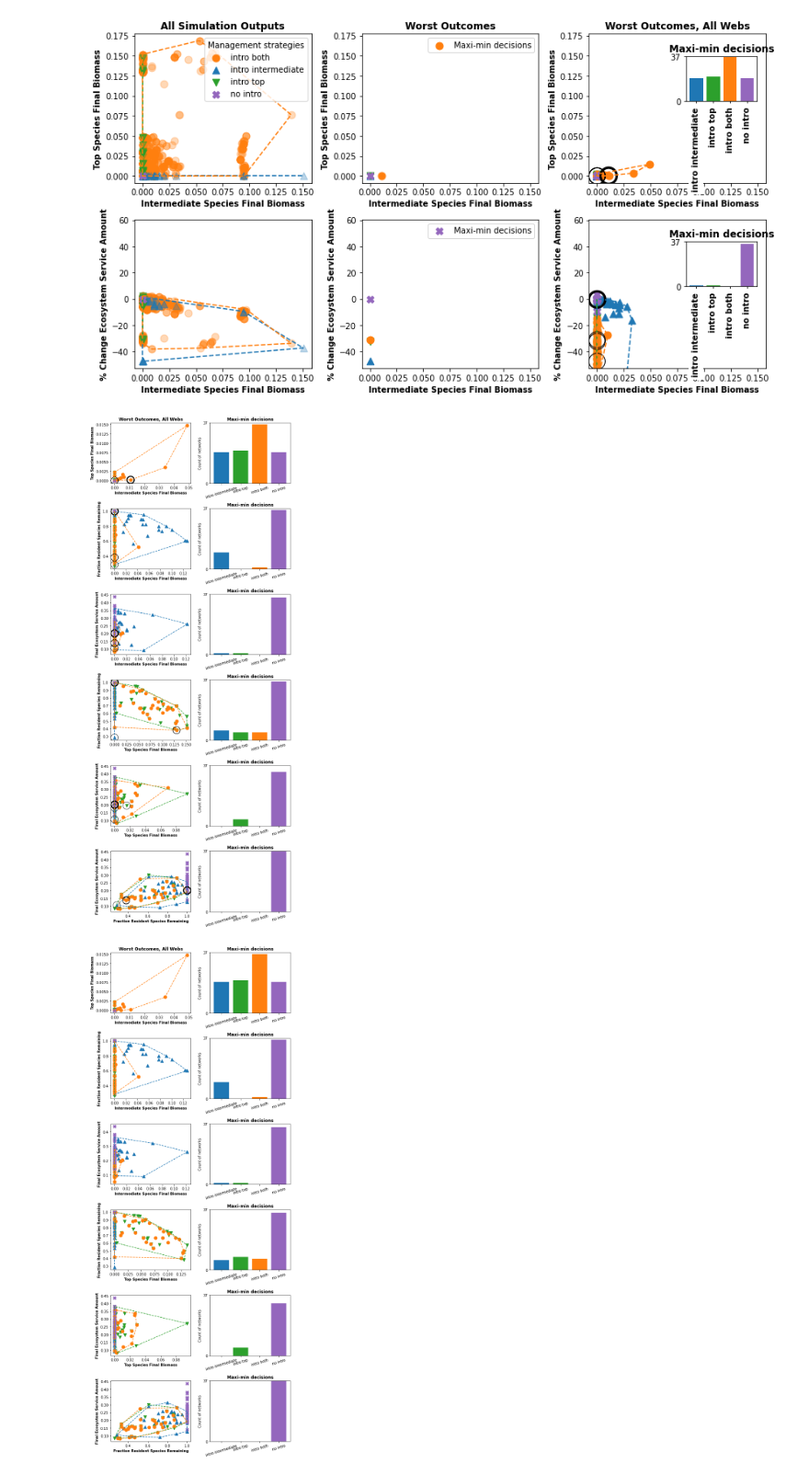
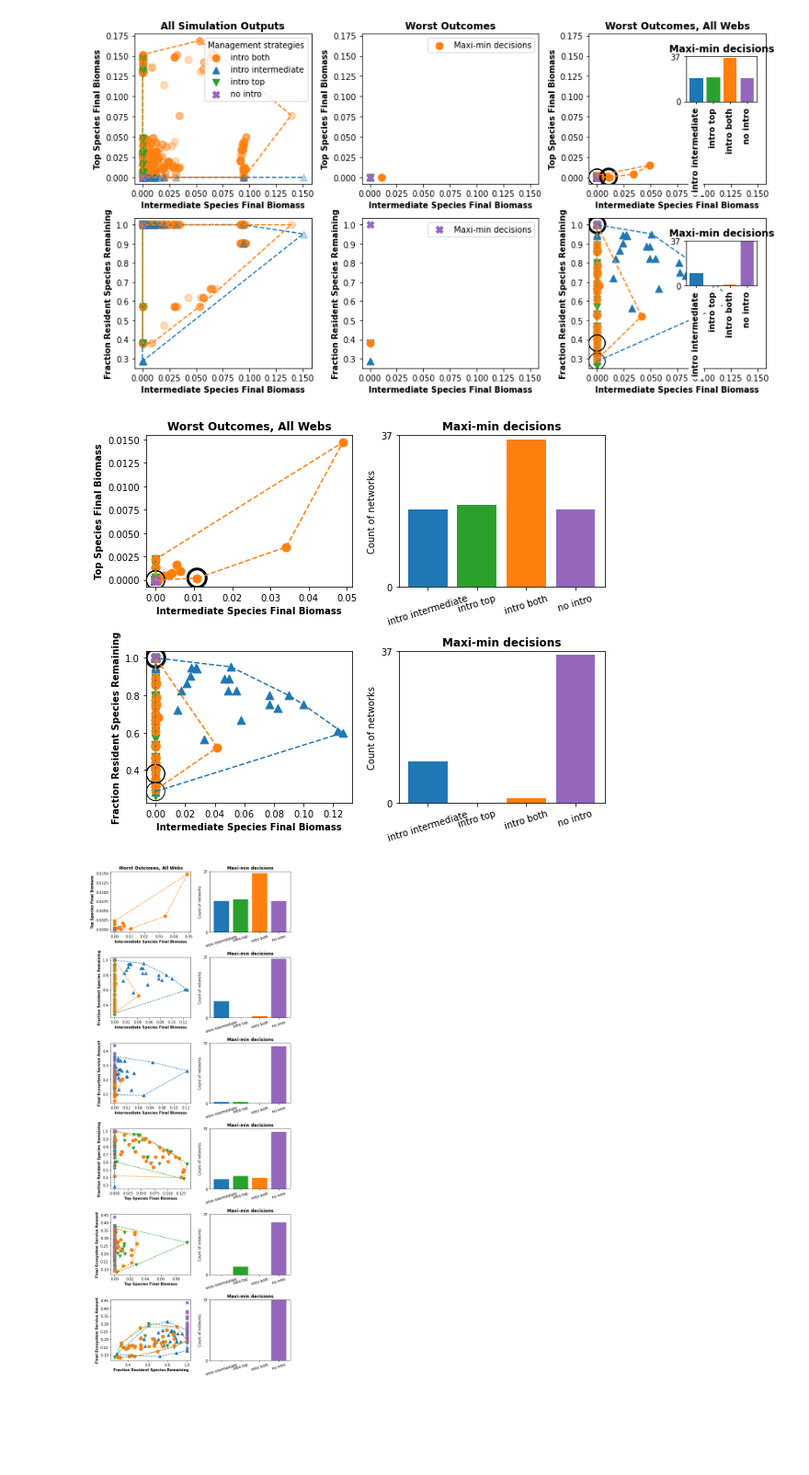
Before and after one commit to lucyvk/species_introduction_risk, a Jupyter notebook: 6_species_risk_paper_viz.ipynb, the cells around one changed output. Shown at 92% size. Drawn from its saved outputs; the diff is of its cells as text; code cells hidden in the pictures; blank space fills up the shorter version.

Commit message:
cleaned up si file, final plots generated in viz file, updated es metric, added some examples of invaded webs

```diff
--- a/6_species_risk_paper_viz.ipynb
+++ b/6_species_risk_paper_viz.ipynb
@@ -31,5 +33,5 @@ label_strs = ["Intermediate Species Final Biomass","Top Species Final Biomass",\
 # %%
-# COLLECT METRICS FOR PLOTTING -- STANDARD RESULTS!
+# COLLECT METRICS FOR PLOTTING
 
 fif_webs_file = open('./' + results_folder + '/over15_webs.txt','r')
 counter_file = open('./' + results_folder + '/counterfactual_results_newmet.csv','r')
@@ -37,11 +39,11 @@ counter_reader = csv.reader(counter_file)
 next(counter_reader) # go past header
 
 # Save the metrics across webs to plot
-# intro 1, intro 2, es, bio, es raw
-ct_mets = np.zeros((WEBS,5))
-alt1_mets = np.zeros((WEBS,5,num_sims[0]))
-alt2_mets = np.zeros((WEBS,5,num_sims[1]))
-alt3_mets = np.zeros((WEBS,5,num_sims[2]))
+# intro 1, intro 2, es change, bio, es raw final amount
+ct_mets = np.zeros((WEBS,NUM_MET))
+alt1_mets = np.zeros((WEBS,NUM_MET,num_sims[0]))
+alt2_mets = np.zeros((WEBS,NUM_MET,num_sims[1]))
+alt3_mets = np.zeros((WEBS,NUM_MET,num_sims[2]))
 
 # map id used in code to id i wil use in write up (1-n)
 web_map = {}
@@ -1228,35 +1224,46 @@ plot_maxi_min(rows_to_plot,i_to_show,"SI_Fig_7")
 # For showing how worse case plots were constructed -- SI Figure 1
 rows_to_plot = [0,1]
 i_to_show = 0
-plot_maxi_min(rows_to_plot,i_to_show,False)
+plot_maxi_min(rows_to_plot,i_to_show,"SI_Fig_1")
 # %% [output]
-[figure, old version]
+[figure, new version]
 # %%
-def worst_overall_version(index_to_show):
+def worst_overall_version(index_to_show, max_row, file_name):
     #combo_it = combinations(range(0,4),2)
     combo_it = combinations([0,1,3,4],2) # try with the other ES metric real quick
     index_combos = []
     for c in combo_it:
         index_combos.append(c)
-    fig, axes = plt.subplots(6, 2, figsize=(8,20/6*6))
+    fig, axes = plt.subplots(max_row, 2, figsize=(8,20/6*max_row))
     oc = 0
     axes_order = [0,3,1,4,2,5]
     show = True
     to_l = False
+    rw_ct = 0
     for combo in index_combos:
-        draw_all_worst_plot(index_to_show,combo[0],combo[1],colors,symbols,sizes,label_strs[combo[0]],label_strs[combo[1]],False,show,axes.flat[oc],to_l,True,False)
-        oc+=1
-        show = False
+        if rw_ct < max_row:
+            draw_all_worst_plot(index_to_show,combo[0],combo[1],colors,symbols,sizes,label_strs[combo[0]],label_strs[combo[1]],False,show,axes.flat[oc],to_l,True,False)
+            oc+=1
+            show = False
 
-        draw_all_worst_bar_plot(index_to_show,combo[0],combo[1],colors,symbols,sizes,label_strs[combo[0]],label_strs[combo[1]],False,show,axes.flat[oc],to_l,True,False)
-        oc+=1
+            draw_all_worst_bar_plot(index_to_show,combo[0],combo[1],colors,symbols,sizes,label_strs[combo[0]],label_strs[combo[1]],False,show,axes.flat[oc],to_l,True,False)
+            oc+=1
+        rw_ct += 1
 
     fig.tight_layout()
-    plt.show()
+
+    if file_name:
+
+        plt.savefig('./paper_plots/' + file_name + '.png',dpi=1200)
+        plt.show()
+        plt.close()
+
+    else:
+        plt.show()
 # %%
 # VERSION FOR SHOWING HOW THEY ARE CONSTRUCTED - SI FIGURE 1
-worst_overall_version(0)
+worst_overall_version(0,2,"SI_Fig_1b")
 # %% [output]
-[figure, old version]
+[figure, new version]
 # %%
 # VERSION PRINTING ONLY THE OVERALL PLOTS ON AXES THAT AREN'T DETERMINED BY THE PARTICULAR WEB - Figure 7
```
Also changed, not shown: parts of 24 cells of this notebook, 4 other files.
